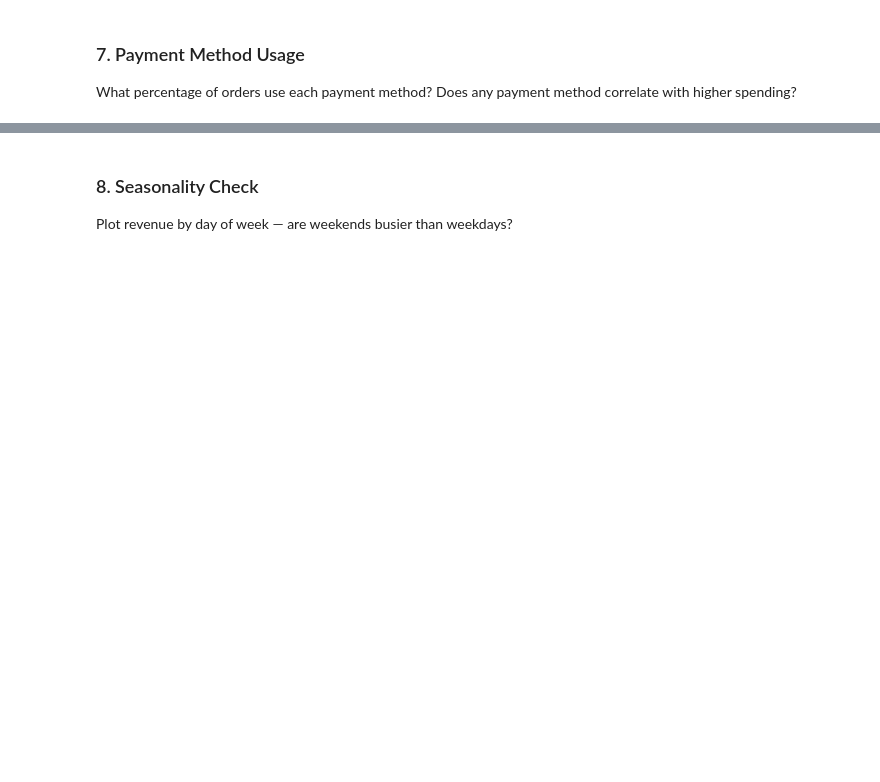
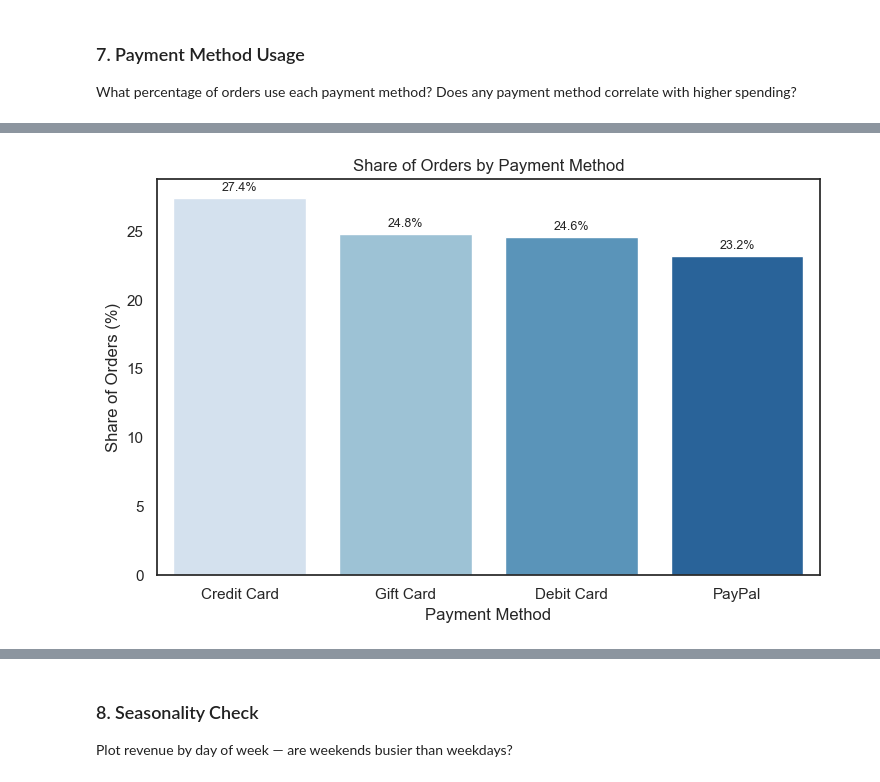
Before and after one commit to RossNeyman/ds-fall-2025-fri-0630, a Jupyter notebook: Week-06-Business-Stats-Analytics/exercise/ross-neyman-exercise-week-06.ipynb, the cells around one changed output, grey strips where cells are left out. Saved outputs shown, nothing was run; the diff lists cells and outputs as text; code cells hidden in the pictures; blank space fills up the shorter version.

```diff
--- a/Week-06-Business-Stats-Analytics/exercise/ross-neyman-exercise-week-06.ipynb
+++ b/Week-06-Business-Stats-Analytics/exercise/ross-neyman-exercise-week-06.ipynb
@@ -659,4 +773,92 @@ Do discounted orders generate higher or lower revenue per order compared to non-
 ### 7. Payment Method Usage
 What percentage of orders use each payment method? Does any payment method correlate with higher spending?
 # %%
-# Your code here
+# Ensure data is available
+try:
+    data
+except NameError:
+    import pandas as pd
+    import numpy as np
+    try:
+        data = pd.read_csv('ecommerce_data.csv')
+    except FileNotFoundError:
+        raise FileNotFoundError("ecommerce_data.csv not found. Please run the 'Dataset Setup' cell at the top of the notebook, then rerun this cell.")
+
+import pandas as pd
+import numpy as np
+import seaborn as sns
+import matplotlib.pyplot as plt
+
+# Compute usage share and spending by payment method (entire dataset)
+pm_stats = (
+    data.groupby('payment_method', observed=True)
+        .agg(
+            orders=('order_id', 'count'),
+            avg_revenue_per_order=('revenue', 'mean'),
+            median_revenue_per_order=('revenue', 'median')
+        )
+        .reset_index()
+)
+pm_stats['pct_orders'] = pm_stats['orders'] / len(data) * 100
+
+# Order methods by usage for consistent display
+pm_stats = pm_stats.sort_values('pct_orders', ascending=False).reset_index(drop=True)
+
+# Display tidy table formatted
+_disp = pm_stats.copy()
+_disp['pct_orders'] = _disp['pct_orders'].map(lambda x: f"{x:,.1f}%")
+_disp['avg_revenue_per_order'] = _disp['avg_revenue_per_order'].map(lambda x: f"${x:,.2f}")
+_disp['median_revenue_per_order'] = _disp['median_revenue_per_order'].map(lambda x: f"${x:,.2f}")
+try:
+    display(_disp.style.hide(axis='index'))
+except Exception:
+    display(_disp)
+
+# Visualization 1 — Share of orders by payment method (no grid)
+sns.set(style='white')
+fig, ax = plt.subplots(figsize=(7.5, 5))
+order = pm_stats['payment_method']
+share_palette = sns.color_palette('Blues', n_colors=len(order))
+try:
+    sns.barplot(data=pm_stats, x='payment_method', y='pct_orders', hue='payment_method', order=order, palette=share_palette, ax=ax, legend=False)
+except TypeError:
+    sns.barplot(data=pm_stats, x='payment_method', y='pct_orders', hue='payment_method', order=order, palette=share_palette, ax=ax)
+    leg = ax.get_legend()
+    if leg:
+        leg.remove()
+ax.set_title('Share of Orders by Payment Method')
+ax.set_xlabel('Payment Method')
+ax.set_ylabel('Share of Orders (%)')
+ax.grid(False)
+# Annotate bars with % values
+for p, v in zip(ax.patches, pm_stats.set_index('payment_method').loc[order, 'pct_orders'].values):
+    ax.annotate(f"{v:,.1f}%",
+                (p.get_x() + p.get_width()/2, v),
+                ha='center', va='bottom', fontsize=9,
+                xytext=(0, 3), textcoords='offset points')
+plt.tight_layout()
+plt.show()
+
+# Visualization 2 — Average revenue per order by payment method (no grid)
+fig, ax = plt.subplots(figsize=(7.5, 5))
+rev_palette = sns.color_palette('Greens', n_colors=len(order))
+try:
+    sns.barplot(data=pm_stats, x='payment_method', y='avg_revenue_per_order', hue='payment_method', order=order, palette=rev_palette, ax=ax, legend=False)
+except TypeError:
+    sns.barplot(data=pm_stats, x='payment_method', y='avg_revenue_per_order', hue='payment_method', order=order, palette=rev_palette, ax=ax)
+    leg = ax.get_legend()
+    if leg:
+        leg.remove()
+ax.set_title('Average Revenue per Order by Payment Method')
+ax.set_xlabel('Payment Method')
+ax.set_ylabel('Avg Revenue per Order ($)')
+ax.grid(False)
+for p, v in zip(ax.patches, pm_stats.set_index('payment_method').loc[order, 'avg_revenue_per_order'].values):
+    ax.annotate(f"${v:,.0f}", (p.get_x() + p.get_width()/2, v), ha='center', va='bottom', fontsize=9, xytext=(0,3), textcoords='offset points')
+plt.tight_layout()
+plt.show()
+
+insight = """The spread seems to be an expected range, with Credit Card being the most popular and Debit Card being the most average revenue (likely due to credit limits on credit cards).
+I would advise the business to pursue gift cards, as store gift cards mean guaranteed revenue and tend to bring in new customers."""
+print(insight)
+# %% [output]
@@ -662,0 +870 @@ What percentage of orders use each payment method? Does any payment method corre
+[figure, added]
```
Also changed, not shown: parts of 6 cells of this notebook.
